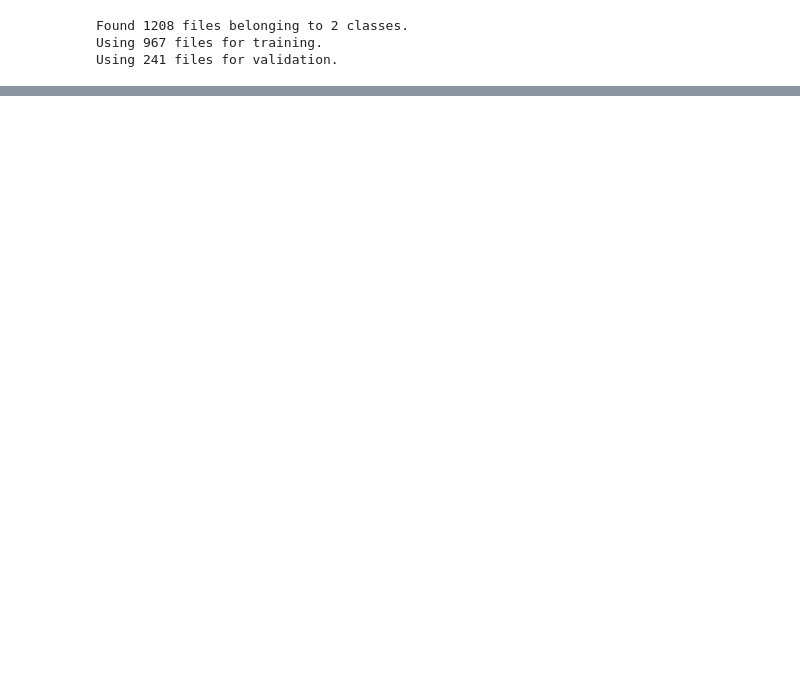
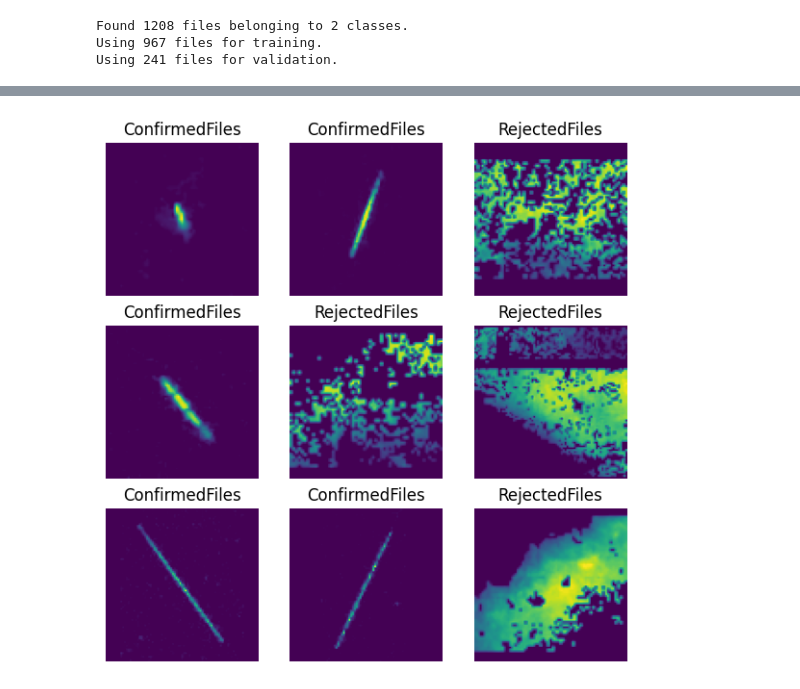
Before and after one commit to 9helix/GMNmeteorNet, a Jupyter notebook: data augmentation.ipynb, the cells around one changed output, grey strips where cells are left out. Saved outputs shown, nothing was run; the diff lists cells and outputs as text; code cells hidden in the pictures; blank space fills up the shorter version.

```diff
--- a/data augmentation.ipynb
+++ b/data augmentation.ipynb
@@ -98,0 +97,28 @@ print(ct)
+# %%
+sample = train_ds.take(1)
+# %%
+data_augmentation = tf.keras.Sequential(
+    [
+        layers.RandomFlip("horizontal_and_vertical"),
+        layers.RandomRotation(0.2),
+    ]
+)
+plt.figure(figsize=(7, 7))
+
+for images, labels in sample:
+    for i in range(9):
+        ax = plt.subplot(3, 3, i + 1)
+        img = images[i]
+        plt.imshow(img.numpy().astype("uint8"))
+        plt.title(class_names[int(labels[i])])
+        plt.axis("off")
+
+    """
+    ax = plt.subplot(3, 6, i + 10)
+    img=data_augmentation(images[i])
+    plt.imshow(img.numpy().astype("uint8"))
+    #print(labels[i])
+    plt.title(class_names[int(labels[i])])
+    plt.axis("off") """
+# %% [output]
+[figure, added]
```
Also changed, not shown: parts of 8 cells of this notebook, 1 other file.
